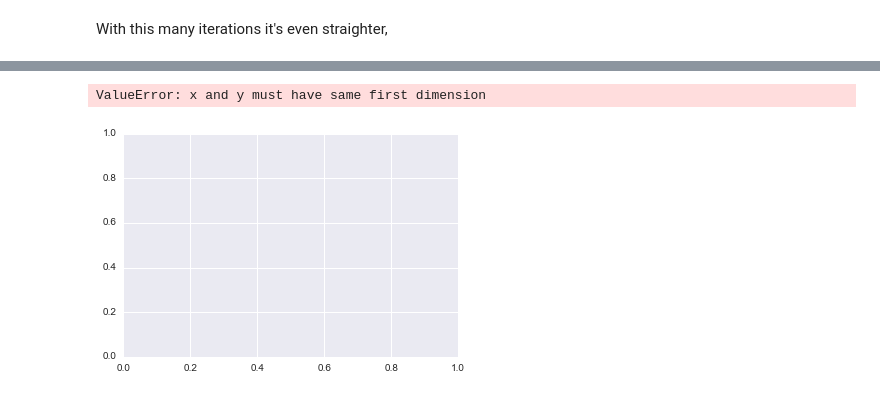
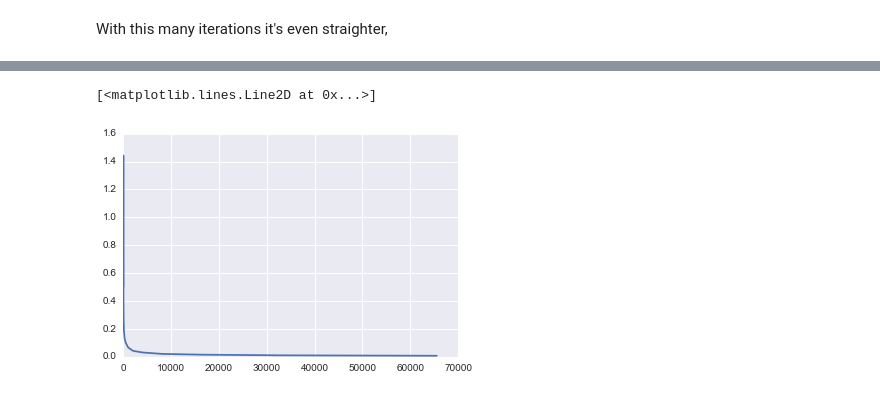
Before and after one commit to tiyd-python-2015-01/charting, a Jupyter notebook: Charting Coin Flips.ipynb, the cells around one changed output, grey strips where cells are left out. Saved outputs shown, nothing was run; the diff lists cells and outputs as text; code cells hidden in the pictures.

Commit message:
Made a few more graphs

```diff
--- a/Charting Coin Flips.ipynb
+++ b/Charting Coin Flips.ipynb
@@ -142,8 +139,13 @@ plt.plot(logs, hiters)
 # %% [markdown]
 With this many iterations it's even straighter,
+# %%
+sdevhitters =[]
+logs = []
+hundred_ratios = []
+for _ in range(100):
+    hundred_ratio.append(repeat_coin_flip())
+zipped_list2 = list(zip(*(hundred_ratio)))
 # %%
-sdevhitters =[]
-logs = []
-repeat_coin_flip()
-for item in zipped_list2:
-    hiters.append(st.pstdev(item))
+#plt.plot(logs, sdevhitters)
+for items in zipped_list2:
+    sdevhitters.append(st.stdev(items))
@@ -150,5 +173,5 @@ for item in zipped_list2:
 # %%
-plt.plot(logs, sdevhitters)
+plt.plot(logs,sdevhitters,)
 # %% [output]
-ValueError: x and y must have same first dimension
+[<matplotlib.lines.Line2D at 0x...>]
-[figure, old version]
+[figure, new version]
```
Also changed, not shown: parts of 9 cells of this notebook.
